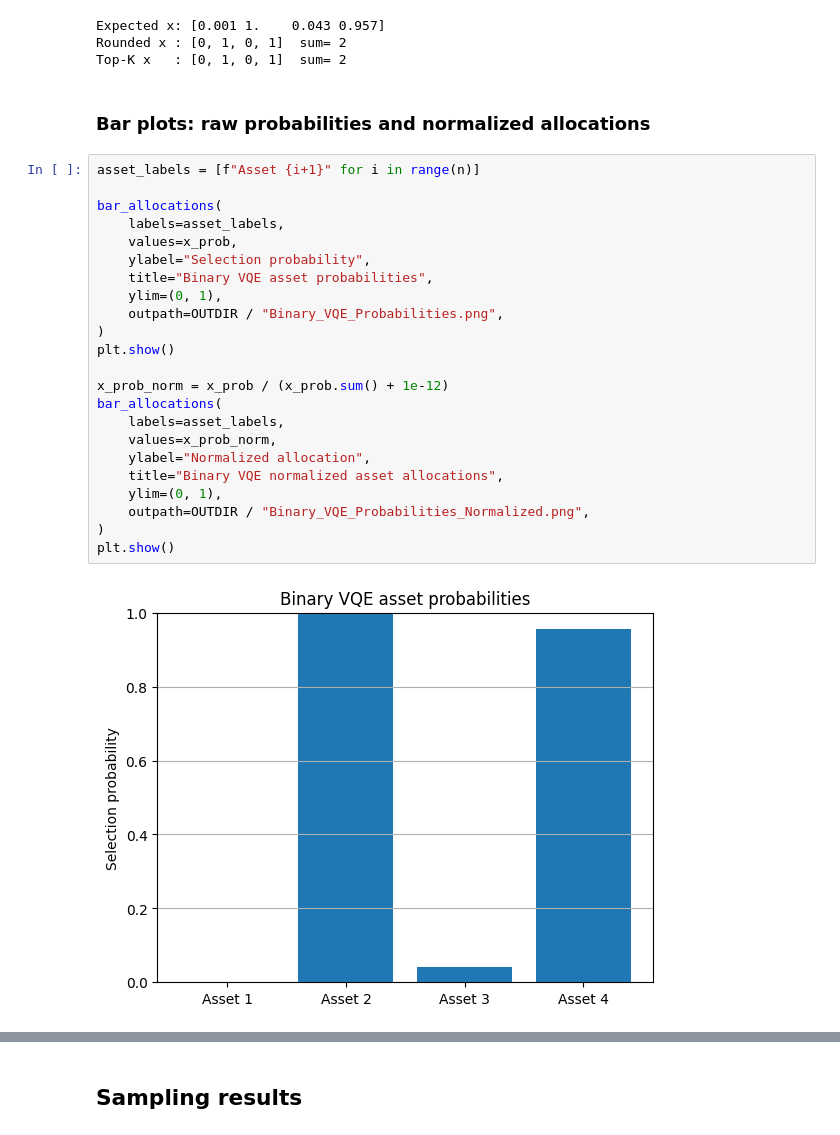
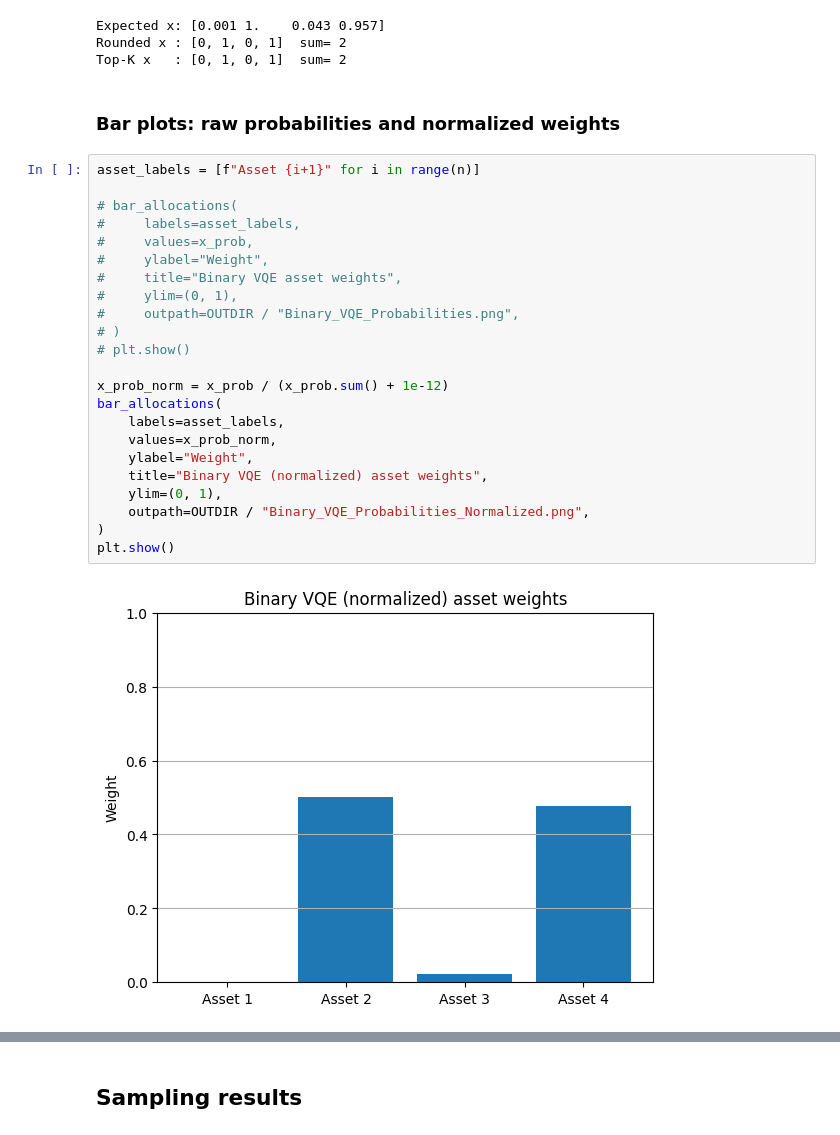
Before and after one commit to SidRichardsQuantum/VQE_Portfolio_Optimization, a Jupyter notebook: notebooks/Binary.ipynb, the cells around one changed output, grey strips where cells are left out. Cells and saved outputs as stored; diff of their text form.

```diff
--- a/notebooks/Binary.ipynb
+++ b/notebooks/Binary.ipynb
@@ -141,29 +141,29 @@ Expected x: [0.001 1.    0.043 0.957]
 Rounded x : [0, 1, 0, 1]  sum= 2
 Top-K x   : [0, 1, 0, 1]  sum= 2
 # %% [markdown]
-### Bar plots: raw probabilities and normalized allocations
+### Bar plots: raw probabilities and normalized weights
 # %%
 asset_labels = [f"Asset {i+1}" for i in range(n)]
 
-bar_allocations(
-    labels=asset_labels,
-    values=x_prob,
-    ylabel="Selection probability",
-    title="Binary VQE asset probabilities",
-    ylim=(0, 1),
-    outpath=OUTDIR / "Binary_VQE_Probabilities.png",
-)
-plt.show()
+# bar_allocations(
+#     labels=asset_labels,
+#     values=x_prob,
+#     ylabel="Weight",
+#     title="Binary VQE asset weights",
+#     ylim=(0, 1),
+#     outpath=OUTDIR / "Binary_VQE_Probabilities.png",
+# )
+# plt.show()
 
 x_prob_norm = x_prob / (x_prob.sum() + 1e-12)
 bar_allocations(
     labels=asset_labels,
     values=x_prob_norm,
-    ylabel="Normalized allocation",
-    title="Binary VQE normalized asset allocations",
+    ylabel="Weight",
+    title="Binary VQE (normalized) asset weights",
     ylim=(0, 1),
     outpath=OUTDIR / "Binary_VQE_Probabilities_Normalized.png",
 )
 plt.show()
 # %% [output]
-[figure, old version]
+[figure, new version]
```
Also changed, not shown: parts of 7 cells of this notebook, 29 other files.
